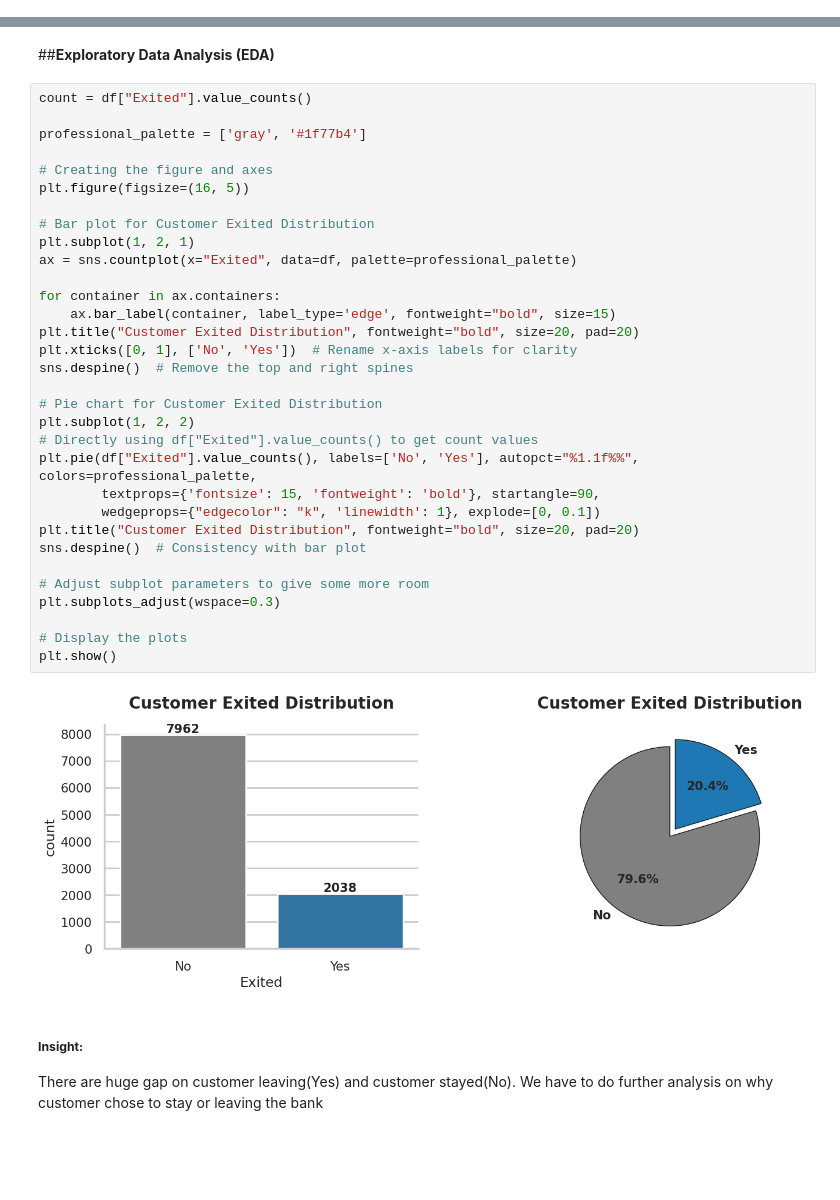
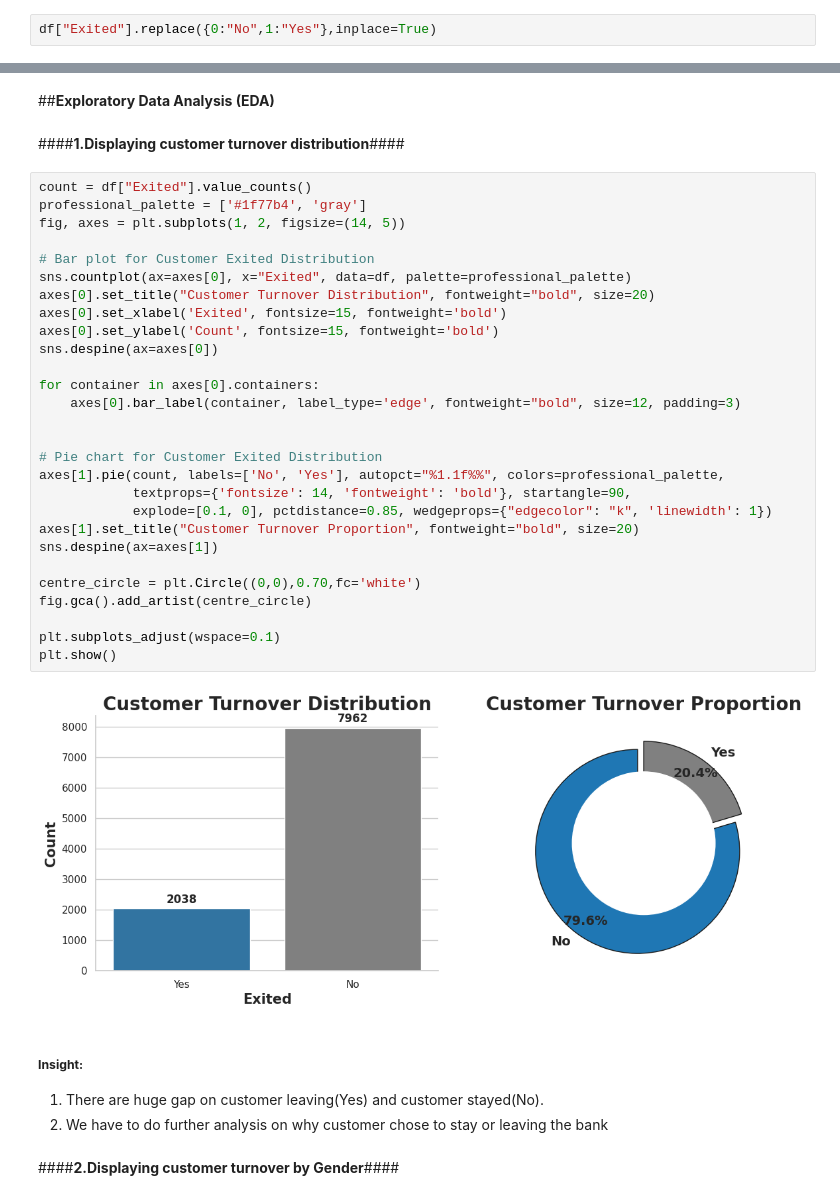
Before and after one commit to AzlinRusnan/Bank_Turnover_Analysis, a Jupyter notebook: Bank_Turnover_Analysis.ipynb, the cells around one changed output, grey strips where cells are left out. Drawn from its saved outputs; the diff is of its cells as text; blank space fills up the shorter version.

```diff
--- a/Bank_Turnover_Analysis.ipynb
+++ b/Bank_Turnover_Analysis.ipynb
@@ -188,0 +180,2 @@ We will retain the four columns with binary numbers as we believe they will be b
+# %%
+df["Exited"].replace({0:"No",1:"Yes"},inplace=True)
@@ -211,40 +215,44 @@ memory usage: 1.1+ MB
 Three columns have been removed, leaving us with 15 columns in total. This includes 11 numerical and 3 categorical columns.
 # %% [markdown]
 ##**Exploratory Data Analysis (EDA)**
+# %% [markdown]
+####**1.Displaying customer turnover distribution**####
 # %%
 count = df["Exited"].value_counts()
-
-professional_palette = ['gray', '#1f77b4']
-
-# Creating the figure and axes
-plt.figure(figsize=(16, 5))
+professional_palette = ['#1f77b4', 'gray']
+fig, axes = plt.subplots(1, 2, figsize=(14, 5))
 
 # Bar plot for Customer Exited Distribution
-plt.subplot(1, 2, 1)
-ax = sns.countplot(x="Exited", data=df, palette=professional_palette)
+sns.countplot(ax=axes[0], x="Exited", data=df, palette=professional_palette)
+axes[0].set_title("Customer Turnover Distribution", fontweight="bold", size=20)
+axes[0].set_xlabel('Exited', fontsize=15, fontweight='bold')
+axes[0].set_ylabel('Count', fontsize=15, fontweight='bold')
+sns.despine(ax=axes[0])
 
-for container in ax.containers:
-    ax.bar_label(container, label_type='edge', fontweight="bold", size=15)
-plt.title("Customer Exited Distribution", fontweight="bold", size=20, pad=20)
-plt.xticks([0, 1], ['No', 'Yes'])  # Rename x-axis labels for clarity
-sns.despine()  # Remove the top and right spines
+for container in axes[0].containers:
+    axes[0].bar_label(container, label_type='edge', fontweight="bold", size=12, padding=3)
+
 
 # Pie chart for Customer Exited Distribution
-plt.subplot(1, 2, 2)
-# Directly using df["Exited"].value_counts() to get count values
-plt.pie(df["Exited"].value_counts(), labels=['No', 'Yes'], autopct="%1.1f%%", colors=professional_palette,
-        textprops={'fontsize': 15, 'fontweight': 'bold'}, startangle=90,
-        wedgeprops={"edgecolor": "k", 'linewidth': 1}, explode=[0, 0.1])
-plt.title("Customer Exited Distribution", fontweight="bold", size=20, pad=20)
-sns.despine()  # Consistency with bar plot
+axes[1].pie(count, labels=['No', 'Yes'], autopct="%1.1f%%", colors=professional_palette,
+            textprops={'fontsize': 14, 'fontweight': 'bold'}, startangle=90,
+            explode=[0.1, 0], pctdistance=0.85, wedgeprops={"edgecolor": "k", 'linewidth': 1})
+axes[1].set_title("Customer Turnover Proportion", fontweight="bold", size=20)
+sns.despine(ax=axes[1])
 
-# Adjust subplot parameters to give some more room
-plt.subplots_adjust(wspace=0.3)
+centre_circle = plt.Circle((0,0),0.70,fc='white')
+fig.gca().add_artist(centre_circle)
 
-# Display the plots
+plt.subplots_adjust(wspace=0.1)
 plt.show()
 # %% [output]
-[figure, old version]
+[figure, new version]
 # %% [markdown]
 ##### **Insight:**
-There are huge gap on customer leaving(Yes) and customer stayed(No). We have to do further analysis on why customer chose to stay or leaving the bank
+
+
+
+1.   There are huge gap on customer leaving(Yes) and customer stayed(No).
+2.   We have to do further analysis on why customer chose to stay or leaving the bank
+# %% [markdown]
+####**2.Displaying customer turnover by Gender**####
```
Also changed, not shown: parts of 8 cells of this notebook.
